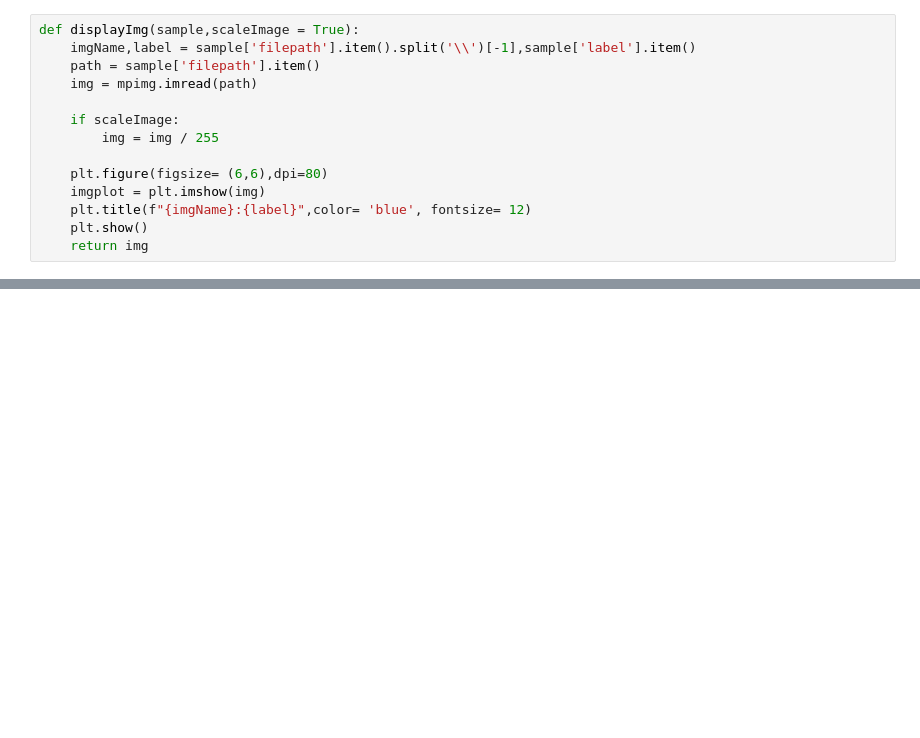
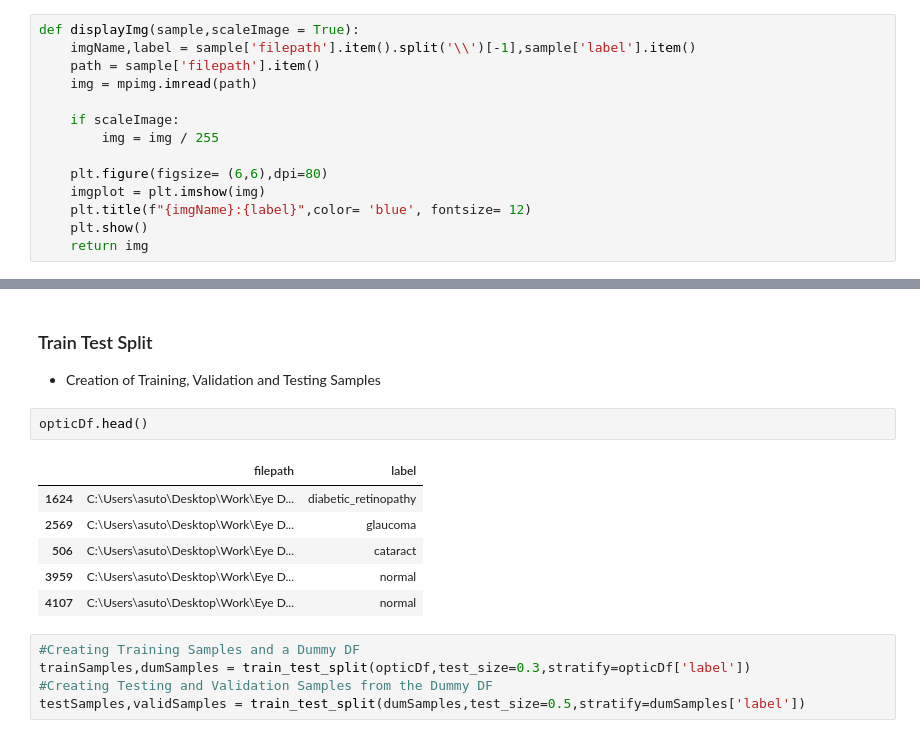
Before and after one commit to AsutoshDalei/Optic-Diseases, a Jupyter notebook: notebooks/OpticDiseasesExploration.ipynb, the cells around one changed output, grey strips where cells are left out. Drawn from its saved outputs; the diff is of its cells as text; blank space fills up the shorter version.

```diff
--- a/notebooks/OpticDiseasesExploration.ipynb
+++ b/notebooks/OpticDiseasesExploration.ipynb
@@ -93,0 +144,17 @@ np.max(img)
+# %% [markdown]
+### Train Test Split
+* Creation of Training, Validation and Testing Samples
+# %%
+opticDf.head()
+# %% [output]
+|  | filepath | label |
+| 1624 | C:\Users\asuto\Desktop\Work\Eye D... | diabetic_retinopathy |
+| 2569 | C:\Users\asuto\Desktop\Work\Eye D... | glaucoma |
+| 506 | C:\Users\asuto\Desktop\Work\Eye D... | cataract |
+| 3959 | C:\Users\asuto\Desktop\Work\Eye D... | normal |
+| 4107 | C:\Users\asuto\Desktop\Work\Eye D... | normal |
+# %%
+#Creating Training Samples and a Dummy DF
+trainSamples,dumSamples = train_test_split(opticDf,test_size=0.3,stratify=opticDf['label'])
+#Creating Testing and Validation Samples from the Dummy DF
+testSamples,validSamples = train_test_split(dumSamples,test_size=0.5,stratify=dumSamples['label'])
```
Also changed, not shown: parts of 12 cells of this notebook, 2 other files.
